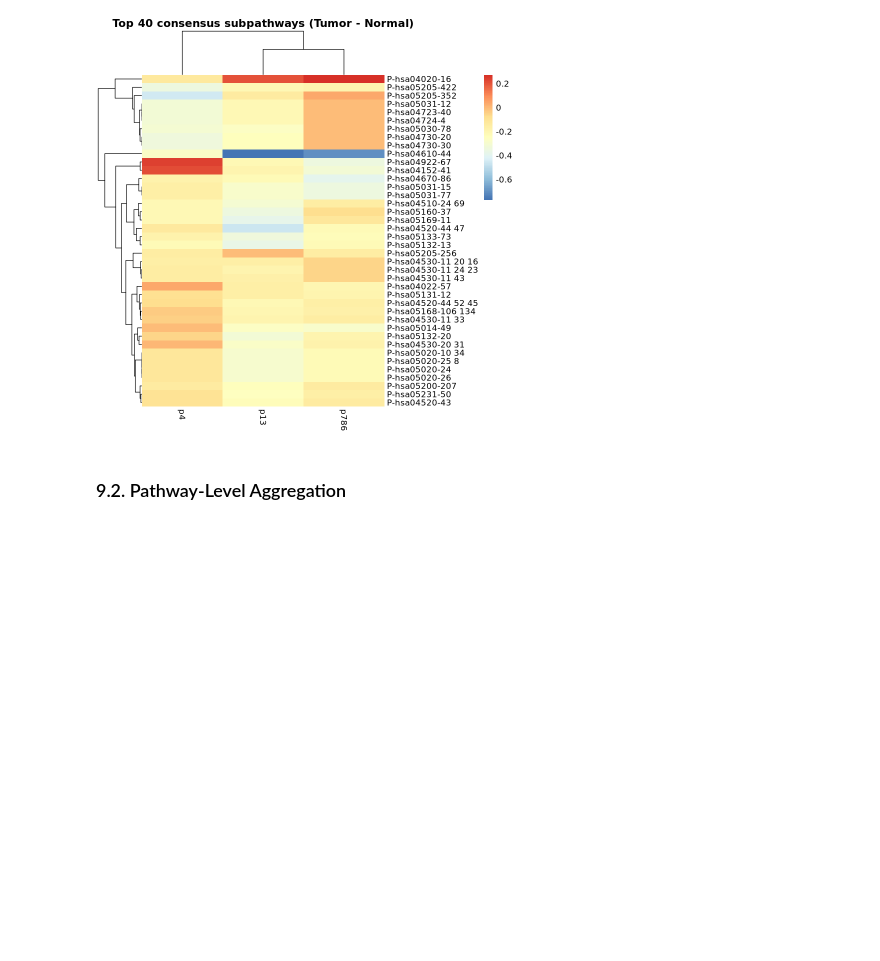
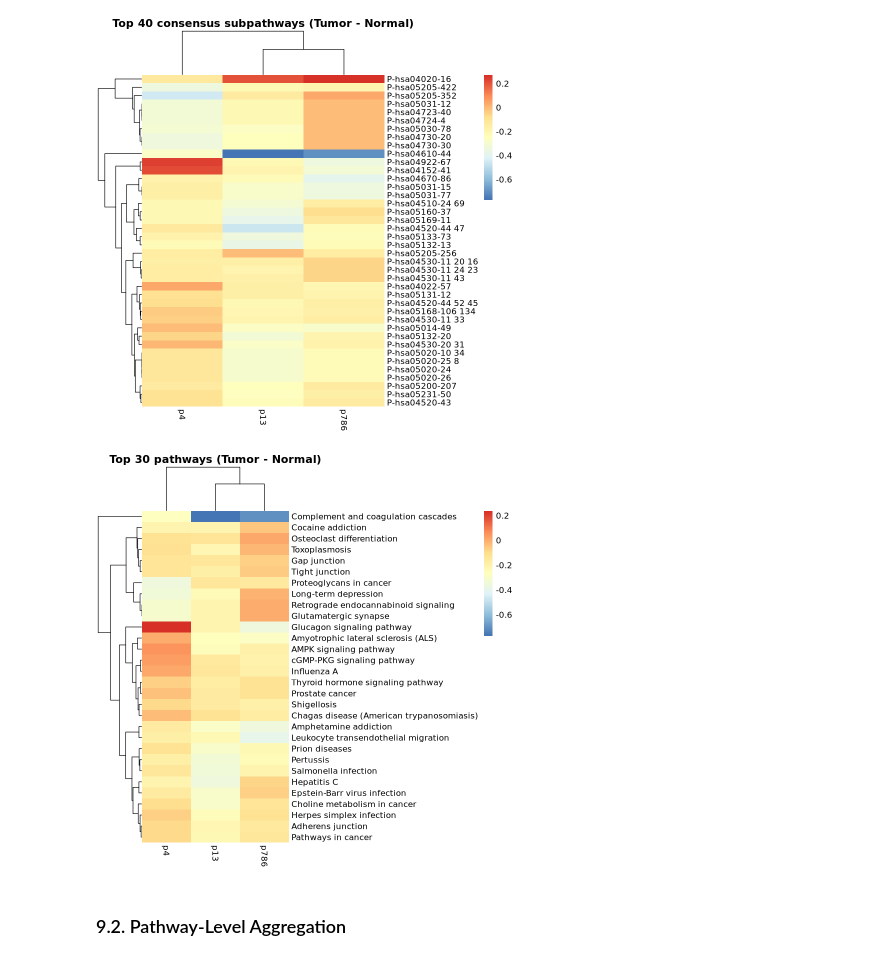
Before and after one commit to BennetDub/mein-r-projekt, a Jupyter notebook: Hipathia withou PB.ipynb, the cells around one changed output. Drawn from its saved outputs; the diff is of its cells as text; code cells hidden in the pictures; blank space fills up the shorter version.

```diff
--- a/Hipathia withou PB.ipynb
+++ b/Hipathia withou PB.ipynb
@@ -1195,6 +1279,38 @@ pheatmap::pheatmap(
 )
 # %% [output]
 [figure]
+# %%
+# Build pathway-level delta matrix (pathways x patients)
+pathway_ids <- unique(consensus_compact$pathway_id)
+
+delta_pw <- do.call(rbind, lapply(pathway_ids, function(pid) {
+  idx <- rownames(delta_sub) %in%
+         consensus_compact$subpathway[consensus_compact$pathway_id == pid]
+  apply(delta_sub[idx, , drop = FALSE], 2, median, na.rm = TRUE)
+}))
+rownames(delta_pw) <- pathway_ids
+
+# Add pathway labels as rownames
+pw_labels <- sapply(pathway_ids, function(pid) {
+  consensus_compact$pathway_label[consensus_compact$pathway_id == pid][1]
+})
+rownames(delta_pw) <- pw_labels
+
+# Top N from pathway_summary
+top_n <- 30
+top_pw_labels <- pathway_summary$pathway_label[1:min(top_n, nrow(pathway_summary))]
+delta_pw_top <- delta_pw[top_pw_labels, , drop = FALSE]
+
+# Heatmap
+pheatmap::pheatmap(
+  delta_pw_top,
+  main = paste0("Top ", top_n, " pathways (Tumor - Normal)"),
+  clustering_method = "ward.D2",
+  scale = "none",
+  border_color = NA
+)
+# %% [output]
+[figure, added]
 # %% [markdown]
 ### 9.2. Pathway-Level Aggregation
 # %%
```
Also changed, not shown: parts of 22 cells of this notebook.
